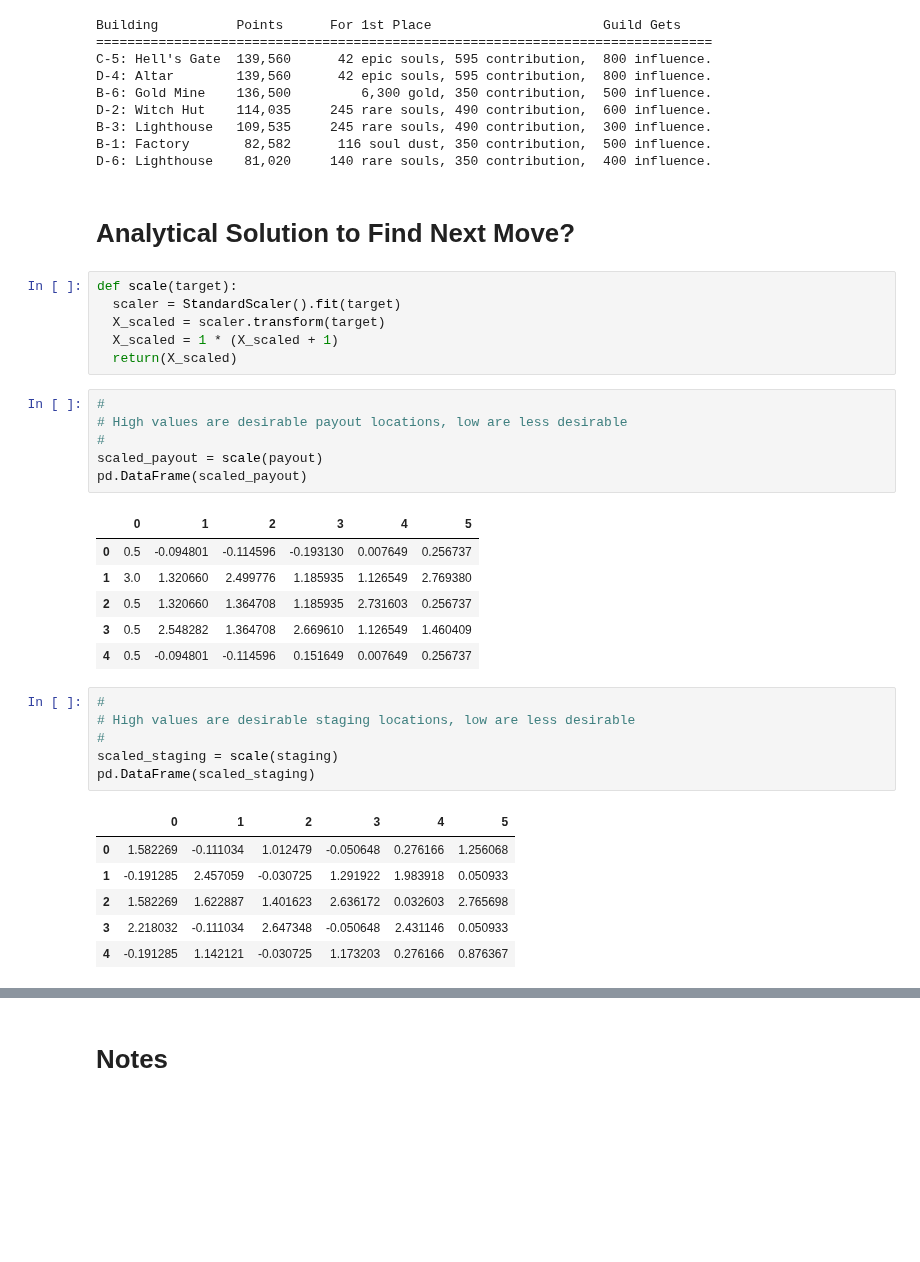
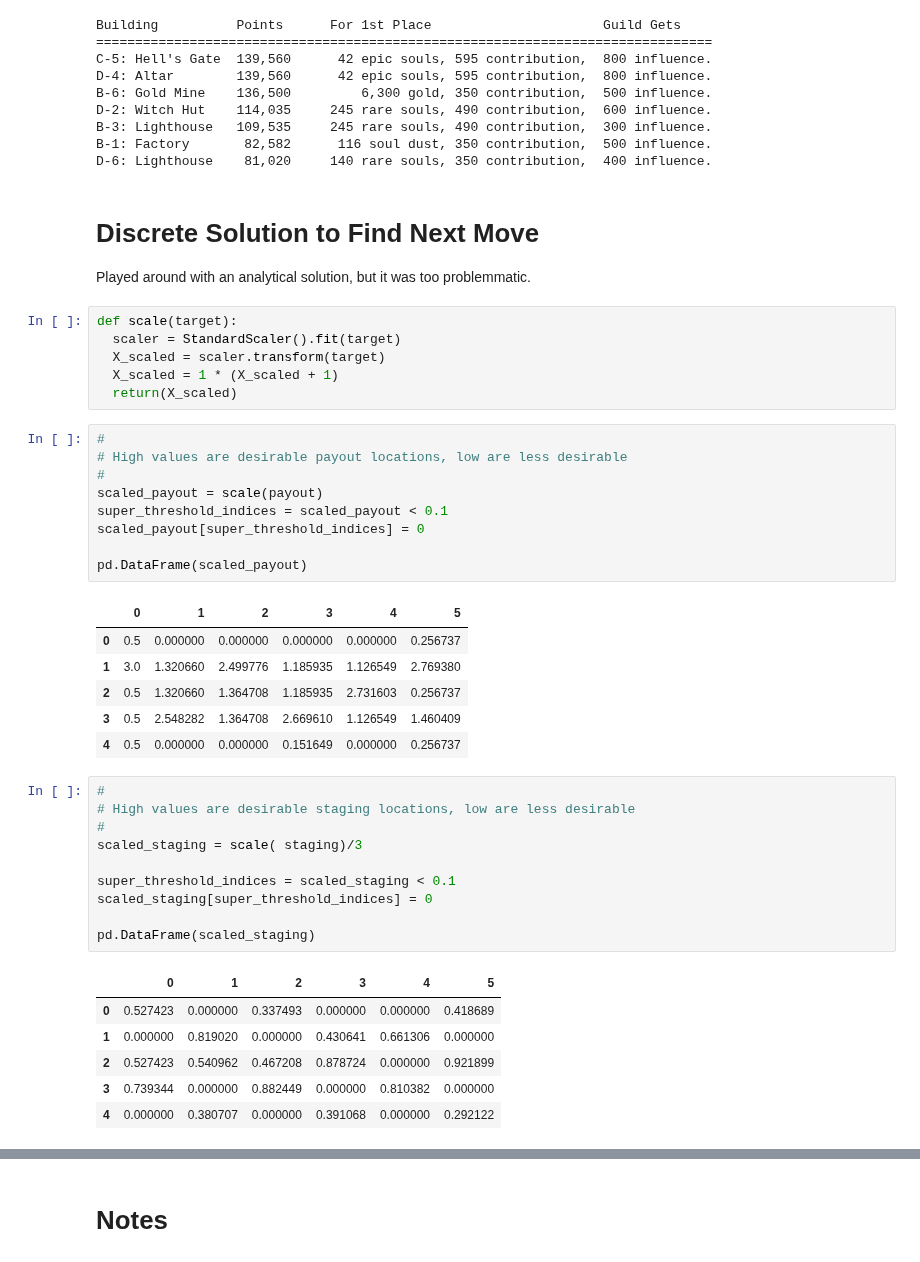
Before and after one commit to HausReport/MightyLogic, a Jupyter notebook: Notebooks/Turf_War_Demo.ipynb, the cells around one changed output, grey strips where cells are left out. Drawn from its saved outputs; the diff is of its cells as text; blank space fills up the shorter version.

Commit message:
analytic move selector has too many problems, doing discrets

```diff
--- a/Notebooks/Turf_War_Demo.ipynb
+++ b/Notebooks/Turf_War_Demo.ipynb
@@ -213,7 +213,9 @@ B-3: Lighthouse   109,535     245 rare souls, 490 contribution,  300 influence.
 B-1: Factory       82,582      116 soul dust, 350 contribution,  500 influence.
 D-6: Lighthouse    81,020     140 rare souls, 350 contribution,  400 influence.
 # %% [markdown]
-# Analytical Solution to Find Next Move?
+# Discrete Solution to Find Next Move
+
+Played around with an analytical solution, but it was too problemmatic.
 # %%
 def scale(target):
   scaler = StandardScaler().fit(target)
@@ -225,27 +227,34 @@ def scale(target):
 # High values are desirable payout locations, low are less desirable
 #
 scaled_payout = scale(payout)
+super_threshold_indices = scaled_payout < 0.1
+scaled_payout[super_threshold_indices] = 0
+
 pd.DataFrame(scaled_payout)
 # %% [output]
 |  | 0 | 1 | 2 | 3 | 4 | 5 |
-| 0 | 0.5 | -0.094801 | -0.114596 | -0.193130 | 0.007649 | 0.256737 |
+| 0 | 0.5 | 0.000000 | 0.000000 | 0.000000 | 0.000000 | 0.256737 |
 | 1 | 3.0 | 1.320660 | 2.499776 | 1.185935 | 1.126549 | 2.769380 |
 | 2 | 0.5 | 1.320660 | 1.364708 | 1.185935 | 2.731603 | 0.256737 |
 | 3 | 0.5 | 2.548282 | 1.364708 | 2.669610 | 1.126549 | 1.460409 |
-| 4 | 0.5 | -0.094801 | -0.114596 | 0.151649 | 0.007649 | 0.256737 |
+| 4 | 0.5 | 0.000000 | 0.000000 | 0.151649 | 0.000000 | 0.256737 |
 # %%
 #
 # High values are desirable staging locations, low are less desirable
 #
-scaled_staging = scale(staging)
+scaled_staging = scale( staging)/3
+
+super_threshold_indices = scaled_staging < 0.1
+scaled_staging[super_threshold_indices] = 0
+
 pd.DataFrame(scaled_staging)
 # %% [output]
 |  | 0 | 1 | 2 | 3 | 4 | 5 |
-| 0 | 1.582269 | -0.111034 | 1.012479 | -0.050648 | 0.276166 | 1.256068 |
-| 1 | -0.191285 | 2.457059 | -0.030725 | 1.291922 | 1.983918 | 0.050933 |
-| 2 | 1.582269 | 1.622887 | 1.401623 | 2.636172 | 0.032603 | 2.765698 |
-| 3 | 2.218032 | -0.111034 | 2.647348 | -0.050648 | 2.431146 | 0.050933 |
-| 4 | -0.191285 | 1.142121 | -0.030725 | 1.173203 | 0.276166 | 0.876367 |
+| 0 | 0.527423 | 0.000000 | 0.337493 | 0.000000 | 0.000000 | 0.418689 |
+| 1 | 0.000000 | 0.819020 | 0.000000 | 0.430641 | 0.661306 | 0.000000 |
+| 2 | 0.527423 | 0.540962 | 0.467208 | 0.878724 | 0.000000 | 0.921899 |
+| 3 | 0.739344 | 0.000000 | 0.882449 | 0.000000 | 0.810382 | 0.000000 |
+| 4 | 0.000000 | 0.380707 | 0.000000 | 0.391068 | 0.000000 | 0.292122 |
 # %%
 #
 # Highest values are desirable staging locations, lowest are desirable payout locations
```
Also changed, not shown: parts of 14 cells of this notebook.
